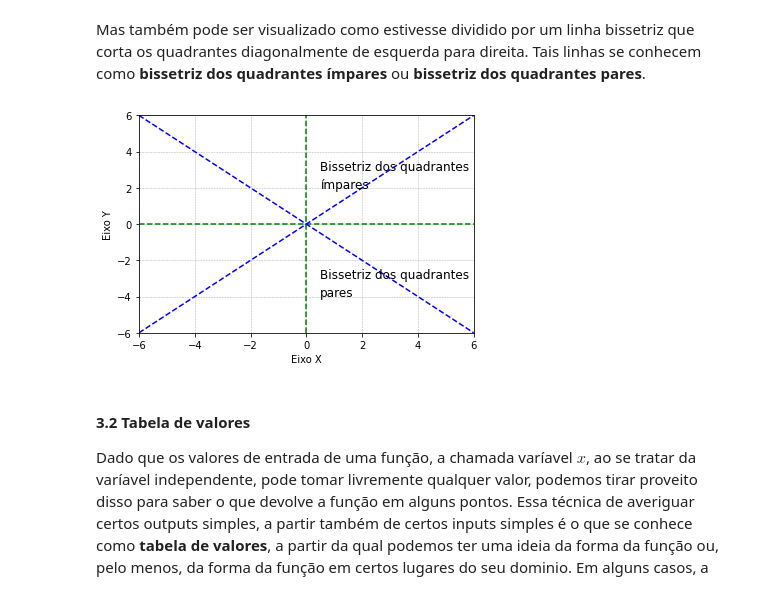
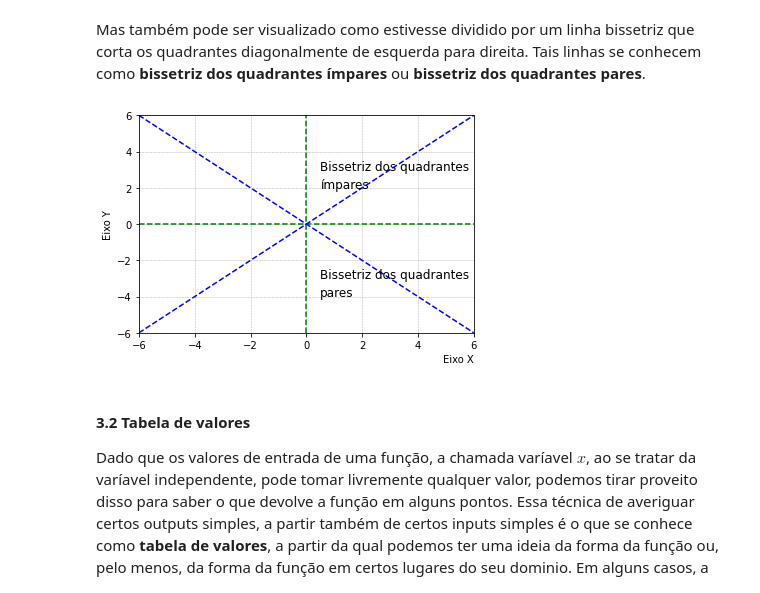
Before and after one commit to BorjaRuizReverter/LivroFisicaGeral, a Jupyter notebook: Tema2.ipynb, the cells around one changed output. Saved outputs shown, nothing was run; the diff lists cells and outputs as text; code cells hidden in the pictures.

```diff
--- a/Tema2.ipynb
+++ b/Tema2.ipynb
@@ -131,7 +131,7 @@ y = [-1,1,3,5]
 plt.scatter(x, y, marker='')
 
 # naming the x axis
-plt.xlabel('Eixo X')
+plt.xlabel('Eixo X', loc='right')
 # naming the y axis
 plt.ylabel('Eixo Y')
 
@@ -141,34 +141,34 @@ plt.title('')
 #axis limits
 plt.xlim(-6, 6)
 plt.ylim(-6, 6)
 plt.grid(linestyle = '--', linewidth = 0.5)
 
 xorigem_ver = [0, 0, 0, 0, 0, 0, 0]
 yorigem_ver = [-6, -4, -2, 0, 2, 4, 6]
 plt.plot(xorigem_ver, yorigem_ver, marker='', color='green', linestyle="--")
 
 xorigem_hor = [-6, -4, -2, 0, 2, 4, 6]
 yorigem_hor = [0, 0, 0, 0, 0, 0, 0]
 plt.plot(xorigem_hor, yorigem_hor, marker='', color='green', linestyle="--")
 
 xorigem_ver = [-6, -4, -2, 0, 2, 4, 6]
 yorigem_ver = [-6, -4, -2, 0, 2, 4, 6]
 plt.plot(xorigem_ver, yorigem_ver, marker='', color='blue', linestyle="--")
 
 xorigem_ver = [-6, -4, -2, 0, 2, 4, 6]
 yorigem_ver = [6, 4, 2, 0, -2, -4, -6]
 plt.plot(xorigem_ver, yorigem_ver, marker='', color='blue', linestyle="--")
 
 #adding text inside the plot
 plt.text(0.5, 3, 'Bissetriz dos quadrantes', fontsize = 12)
 plt.text(0.5, 2, 'ímpares', fontsize = 12)
 plt.text(0.5, -3, 'Bissetriz dos quadrantes', fontsize = 12)
 plt.text(0.5, -4, 'pares', fontsize = 12)
 
 # function to show the plot
 plt.show()
 # %% [output]
-[figure, old version]
+[figure, new version]
 # %% [markdown]
 
 #### 3.2 Tabela de valores
```
Also changed, not shown: parts of 13 cells of this notebook.
